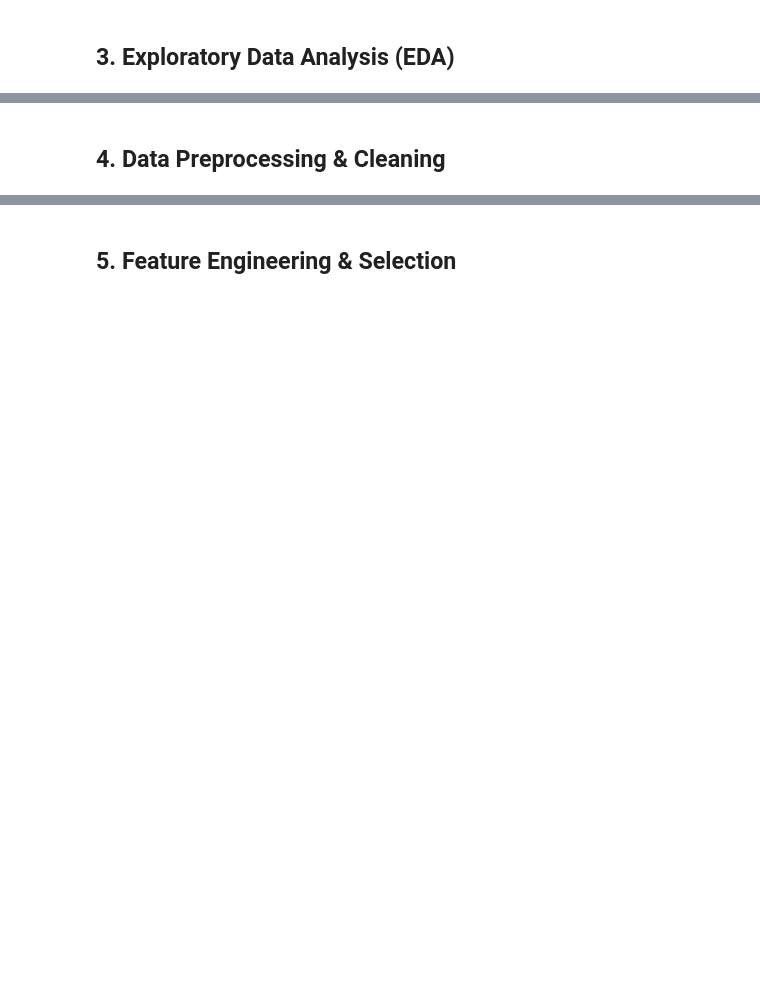
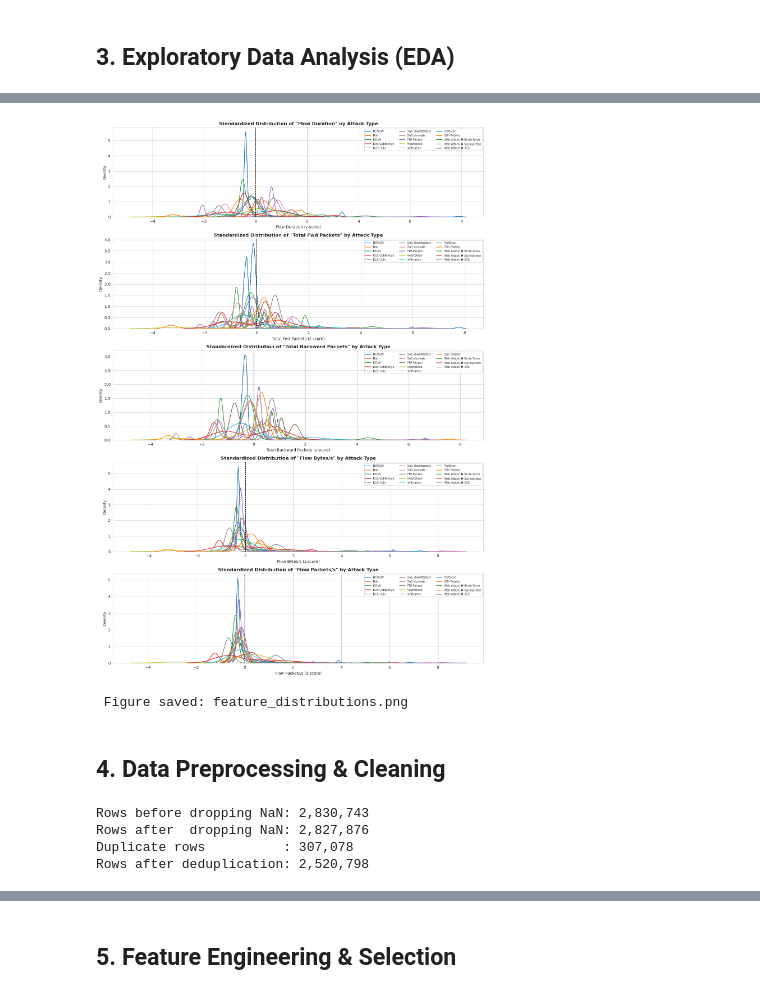
Before and after one commit to Ala-Eddine-Mezdoud/Intelligent-Network-Traffic-Prediction-and-Anomaly-Detection, a Jupyter notebook: ml_training/notebooks/anomaly-detection.ipynb, the cells around one changed output, grey strips where cells are left out. Drawn from its saved outputs; the diff is of its cells as text; code cells hidden in the pictures; blank space fills up the shorter version.

```diff
--- a/ml_training/notebooks/anomaly-detection.ipynb
+++ b/ml_training/notebooks/anomaly-detection.ipynb
@@ -74,7 +80,7 @@ print(f'   LightGBM: {lgb.__version__}')
 # %%
 
 
-DATA_DIR = './data/MachineLearningCVE'
+DATA_DIR = '/home/jovyan/imed/home/side_channel/ml_training/data/MachineLearningCVE'  # Update this path as needed
 
 
 EXPECTED_FILES = [
@@ -116,13 +122,7 @@ if DEMO_MODE:
     print('  DATA_DIR not found — running in DEMO mode with provided sample data.')
     print('    Replace the CSV string below with load_cicids(DATA_DIR) for the full run.\n')
 
-    SAMPLE_CSV = """Destination Port,Flow Duration,Total Fwd Packets,Total Backward Packets,Total Length of Fwd Packets,Total Length of Bwd Packets,Fwd Packet Length Max,Fwd Packet Length Min,Fwd Packet Length Mean,Fwd Packet Length Std,Bwd Packet Length Max,Bwd Packet Length Min,Bwd Packet Length Mean,Bwd Packet Length Std,Flow Bytes/s,Flow Packets/s,Flow IAT Mean,Flow IAT Std,Flow IAT Max,Flow IAT Min,Fwd IAT Total,Fwd IAT Mean,Fwd IAT Std,Fwd IAT Max,Fwd IAT Min,Bwd IAT Total,Bwd IAT Mean,Bwd IAT Std,Bwd IAT Max,Bwd IAT Min,Fwd PSH Flags,Bwd PSH Flags,Fwd URG Flags,Bwd URG Flags,Fwd Header Length,Bwd Header Length,Fwd Packets/s,Bwd Packets/s,Min Packet Length,Max Packet Length,Packet Length Mean,Packet Length Std,Packet Length Variance,FIN Flag Count,SYN Flag Count,RST Flag Count,PSH Flag Count,ACK Flag Count,URG Flag Count,CWE Flag Count,ECE Flag Count,Down/Up Ratio,Average Packet Size,Avg Fwd Segment Size,Avg Bwd Segment Size,Fwd Header Length.1,Fwd Avg Bytes/Bulk,Fwd Avg Packets/Bulk,Fwd Avg Bulk Rate,Bwd Avg Bytes/Bulk,Bwd Avg Packets/Bulk,Bwd Avg Bulk Rate,Subflow Fwd Packets,Subflow Fwd Bytes,Subflow Bwd Packets,Subflow Bwd Bytes,Init_Win_bytes_forward,Init_Win_bytes_backward,act_data_pkt_fwd,min_seg_size_forward,Active Mean,Active Std,Active Max,Active Min,Idle Mean,Idle Std,Idle Max,Idle Min,Label
-49188,4,2,0,12,0,6,6,6,0,0,0,0,0,3000000,500000,4,0,4,4,4,4,0,4,4,0,0,0,0,0,0,0,0,0,40,0,500000,0,6,6,6,0,0,0,0,0,0,1,1,0,0,0,9,6,0,40,0,0,0,0,0,0,2,12,0,0,329,-1,1,20,0,0,0,0,0,0,0,0,BENIGN
-80,40643,3,4,103,191,97,0,34.3333333333,54.3537793841,179,0,47.75,87.5457023503,7233.7179834166,172.2313805575,6773.8333333333,10209.4063963909,19958,3,20083,10041.5,14094.7594693915,20008,75,20685,6895,11413.0947599676,20069,3,0,0,0,0,72,92,73.8134488104,98.4179317472,0,179,36.75,66.282404474,4393.3571428572,0,0,0,1,0,0,0,0,1,42,34.3333333333,47.75,72,0,0,0,0,0,0,3,103,4,191,8192,913,2,20,0,0,0,0,0,0,0,0,BENIGN
-389,18378,13,13,4160,5724,1672,0,320,612.9740342516,2634,0,440.3076923077,817.308936349,537816.955054957,1414.7350092502,735.12,3222.5996276299,16177,1,18378,1531.5,4628.9492131781,16177,3,18292,1524.3333333333,4674.3796347427,16337,1,0,0,0,0,284,284,707.3675046251,707.3675046251,0,2634,366.0740740741,700.4948210387,490692.994301994,0,0,0,1,0,0,0,0,1,380.1538461538,320,440.3076923077,284,0,0,0,0,0,0,13,4160,13,5724,8192,0,11,20,0,0,0,0,0,0,0,0,BENIGN
-88,609,7,4,484,414,233,0,69.1428571429,111.9678950584,207,0,103.5,119.5115057223,1474548.44006568,18062.3973727422,60.9,115.1949555223,381,2,609,101.5,177.0895253819,460,2,467,155.6666666667,263.5608721592,460,3,0,0,0,0,164,104,11494.2528735632,6568.144499179,0,233,74.8333333333,107.5274454042,11562.1515151515,0,0,0,1,0,0,0,0,0,81.6363636364,69.1428571429,103.5,164,0,0,0,0,0,0,7,484,4,414,8192,2053,5,20,0,0,0,0,0,0,0,0,BENIGN
-443,8439803,26,30,831,29479,249,0,31.9615384615,63.5115616367,2864,0,982.6333333333,945.5032771632,3591.3160532302,6.6352259644,153450.963636364,847487.633410855,6000678,1,6426835,257073.4,1196848.82984277,6000922,3,8389185,289282.24137931,1159789.05505012,6000678,1,0,0,0,0,540,612,3.0806406263,3.5545853381,0,2864,531.7543859649,833.476931738,694683.795739349,0,0,0,1,0,0,0,0,1,541.25,31.9615384615,982.6333333333,540,0,0,0,0,0,0,26,831,30,29479,29200,70,25,20,426053,0,426053,426053,6000678,0,6000678,6000678,BENIGN
-"""
+    SAMPLE_CSV = load_cicids(DATA_DIR).head(1000).to_csv(index=False)  # Save a small sample for demo
 
     import io
     df = pd.read_csv(io.StringIO(SAMPLE_CSV))
@@ -224,33 +306,38 @@ numeric_df.describe().T.sort_values('std', ascending=False).head(20)
 # %%
 # ─── Distribution of top numeric features by class ───────────────────────────
-# Pick a few informative features to visualise across attack types
 PLOT_FEATURES = [
     'Flow Duration', 'Total Fwd Packets', 'Total Backward Packets',
     'Flow Bytes/s', 'Flow Packets/s'
 ]
 
-# Only keep features that exist in the dataframe
 PLOT_FEATURES = [f for f in PLOT_FEATURES if f in df.columns]
 
 if PLOT_FEATURES:
     fig, axes = plt.subplots(len(PLOT_FEATURES), 1, figsize=(14, 4 * len(PLOT_FEATURES)))
     if len(PLOT_FEATURES) == 1:
         axes = [axes]
 
     for ax, feat in zip(axes, PLOT_FEATURES):
         for label, grp in df.groupby('Label'):
             vals = grp[feat].replace([np.inf, -np.inf], np.nan).dropna()
-            if len(vals) > 0:
-                sns.kdeplot(vals.clip(vals.quantile(0.01), vals.quantile(0.99)),
-                            ax=ax, label=label, fill=False, linewidth=1.5)
-        ax.set_title(f'Distribution of "{feat}" by Attack Type', fontweight='bold')
-        ax.set_xlabel(feat)
+
+            if len(vals) > 0 and vals.std() != 0:
+                vals = vals.clip(vals.quantile(0.01), vals.quantile(0.99))
+                vals = (vals - vals.mean()) / vals.std()   # centered around 0
+                sns.kdeplot(vals, ax=ax, label=label, fill=False, linewidth=1.5)
+
+        ax.axvline(0, color='black', linestyle='--', linewidth=1)
+        ax.set_title(f'Standardized Distribution of "{feat}" by Attack Type', fontweight='bold')
+        ax.set_xlabel(f'{feat} (z-score)')
         ax.legend(fontsize=7, ncol=3)
 
     plt.tight_layout()
     plt.savefig('feature_distributions.png', dpi=150, bbox_inches='tight')
     plt.show()
     print(' Figure saved: feature_distributions.png')
+# %% [output]
+[figure, added]
+ Figure saved: feature_distributions.png
 # %% [markdown]
 ## 4. Data Preprocessing & Cleaning <a name='4-preprocessing'></a>
 # %%
@@ -271,6 +358,11 @@ n_dupes = df.duplicated().sum()
 print(f'Duplicate rows          : {n_dupes:,}')
 df.drop_duplicates(inplace=True)
 print(f'Rows after deduplication: {len(df):,}')
+# %% [output]
+Rows before dropping NaN: 2,830,743
+Rows after  dropping NaN: 2,827,876
+Duplicate rows          : 307,078
+Rows after deduplication: 2,520,798
 # %%
 # ─── 4.5 Unify label names (whitespace / case issues in the raw dataset) ──────
 LABEL_ALIASES = {
```
Also changed, not shown: parts of 39 cells of this notebook, 16 other files.
